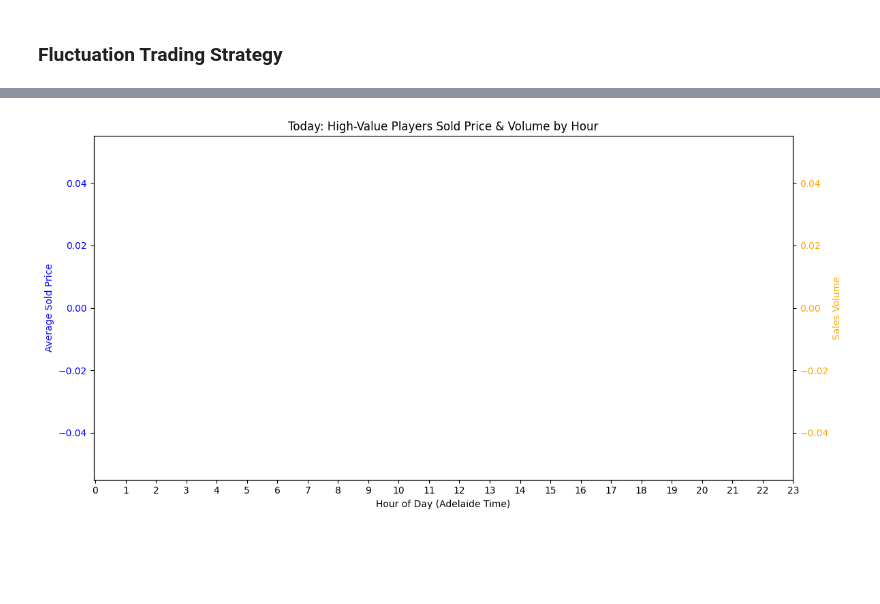
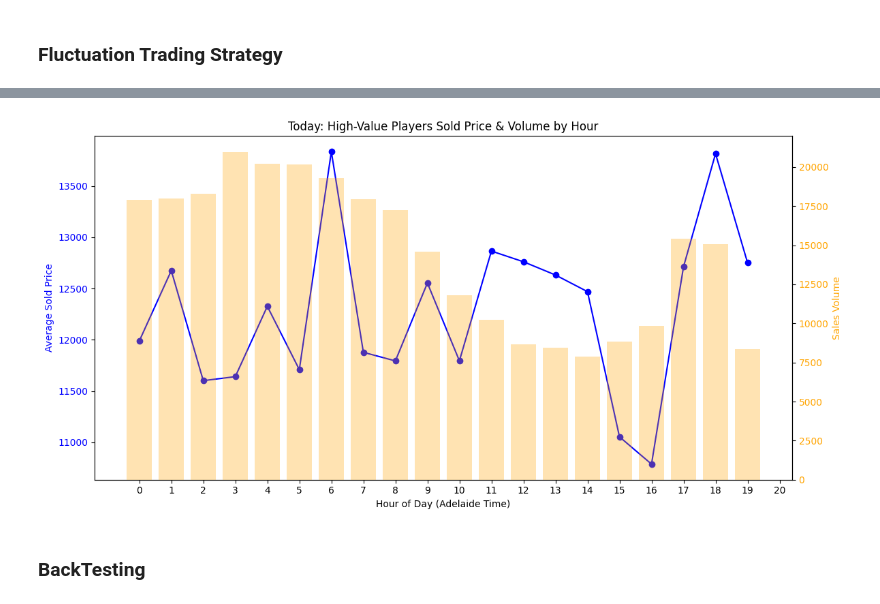
Before and after one commit to Shaninhooo/Data-Driven-Trading-Strategy-Research-on-FIFA-Market, a Jupyter notebook: analysis/fc26_data.ipynb, the cells around one changed output, grey strips where cells are left out. Drawn from its saved outputs; the diff is of its cells as text; code cells hidden in the pictures; blank space fills up the shorter version.

```diff
--- a/analysis/fc26_data.ipynb
+++ b/analysis/fc26_data.ipynb
@@ -25,11 +26,7 @@ sales_df = pd.read_sql("SELECT * FROM market_sales", conn)
 
 df_26 = sales_df.merge(cards_df, on='card_id', how='left')
 
-# Get the latest sale
-latest_sale = df_26.sort_values('sale_time', ascending=False).iloc[0]
-
-print("Latest sale:")
-print(latest_sale)
+df_26 = df_26.sort_values('sale_time', ascending=False)
 
 conn.close()
 # %% [output]
@@ -293,7 +420,7 @@ print("✅ Combined BUY LIST generated!")
 adelaide_tz = df_26['sale_time'].dt.tz
 
 # Yesterday's start and end
-yesterday_start = pd.Timestamp.now(tz=adelaide_tz).normalize() - pd.Timedelta(days=1)
+yesterday_start = pd.Timestamp.now(tz=adelaide_tz).normalize() - pd.Timedelta(days=0)
 yesterday_end = yesterday_start + pd.Timedelta(days=1)
 
 # Filter only yesterday
@@ -304,7 +431,7 @@ yesterday_df = df_26[
 
 
 
-pc_yesterday_df = yesterday_df[(yesterday_df['platform'] == "pc") & (yesterday_df['name'] == "Alphonso Davies") & (yesterday_df['version'] == "Gold Rare")]
+pc_yesterday_df = yesterday_df[(yesterday_df['platform'] == "pc")  & (yesterday_df['version'] == "Gold Rare")]
 
 
 # Calculate hourly average sold price
@@ -313,31 +440,33 @@ hourly_stats = hourly_stats.sort_values('sale_time')
 
 hourly_avg = pc_yesterday_df.groupby(pc_yesterday_df['sale_time'].dt.hour)['sold_price'].mean().reset_index()
 hourly_avg = hourly_avg.sort_values('sale_time')
 
 # Group by hour
 hourly = pc_yesterday_df.groupby(pc_yesterday_df['sale_time'].dt.hour).agg({
     'sold_price': 'mean',
     'name': 'count'  # count of sales as volume
 }).reset_index().rename(columns={'name': 'sales_volume'})
 
 # Plot
 fig, ax1 = plt.subplots(figsize=(12,6))
 
 # Sold price line
 ax1.plot(hourly['sale_time'], hourly['sold_price'], color='blue', marker='o', label='Average Sold Price')
 ax1.set_xlabel("Hour of Day (Adelaide Time)")
 ax1.set_ylabel("Average Sold Price", color='blue')
 ax1.tick_params(axis='y', labelcolor='blue')
 ax1.set_xticks(range(0,24))
 
 # Volume bars
 ax2 = ax1.twinx()
 ax2.bar(hourly['sale_time'], hourly['sales_volume'], color='orange', alpha=0.3, label='Sales Volume')
 ax2.set_ylabel("Sales Volume", color='orange')
 ax2.tick_params(axis='y', labelcolor='orange')
 
 plt.title("Today: High-Value Players Sold Price & Volume by Hour")
 fig.tight_layout()
 plt.show()
 # %% [output]
-[figure, old version]
+[figure, new version]
+# %% [markdown]
+### BackTesting
```
Also changed, not shown: parts of 14 cells of this notebook, 1 other file.
